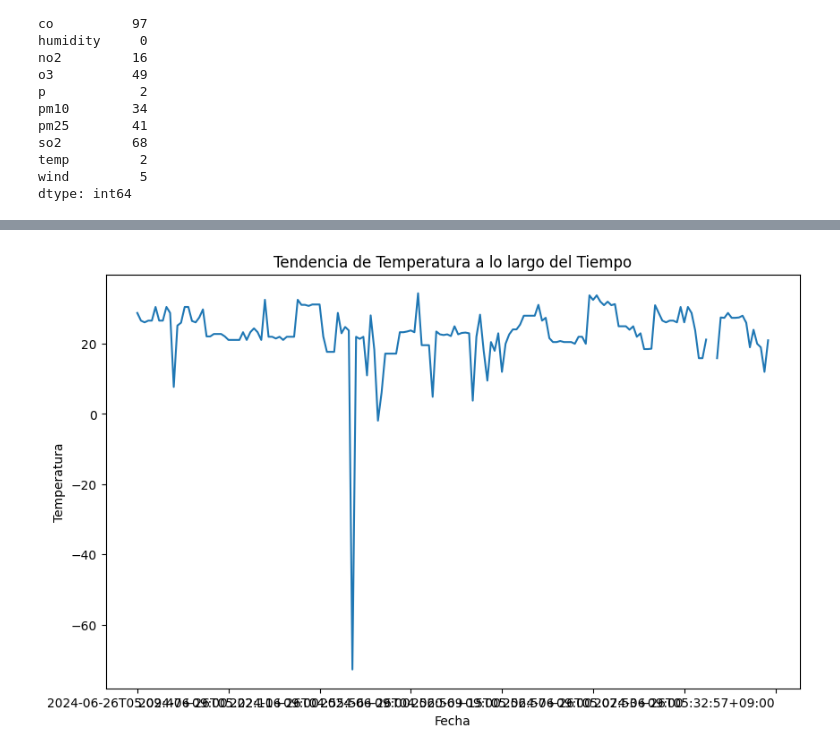
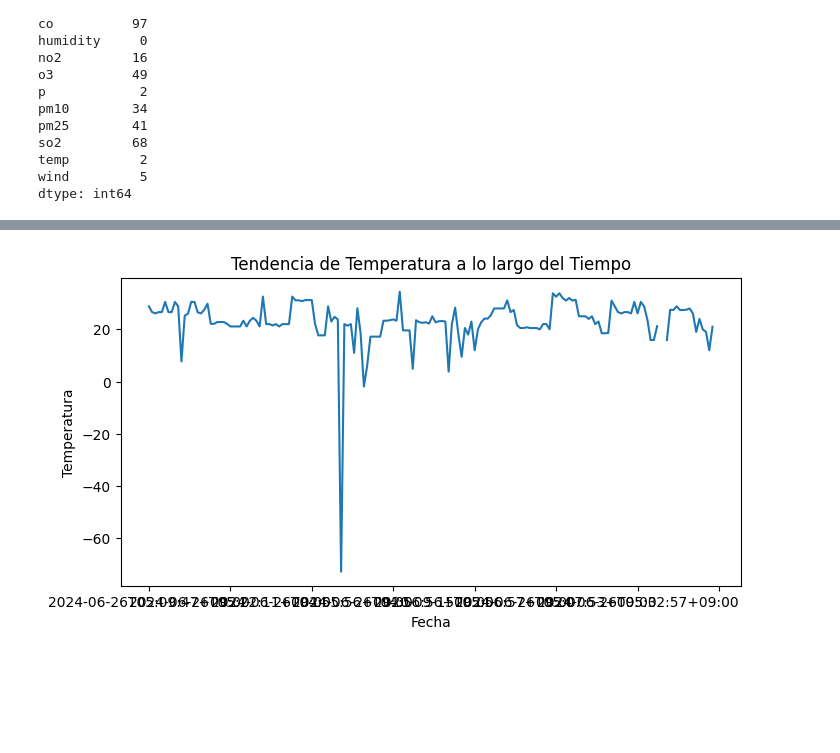
Before and after one commit to JoanLonsan/HAB_Project2_ML, a Jupyter notebook: 3. EDA_Exploratory_Data_Analysis/eda.ipynb, the cells around one changed output, grey strips where cells are left out. Saved outputs shown, nothing was run; the diff lists cells and outputs as text; code cells hidden in the pictures; blank space fills up the shorter version.

Commit message:
visualizaciones
he subido algunas gráficas en el 3.0 EDA

```diff
--- a/3. EDA_Exploratory_Data_Analysis/eda.ipynb
+++ b/3. EDA_Exploratory_Data_Analysis/eda.ipynb
@@ -59,0 +101,17 @@ plt.show()
+# %%
+df['scores'] = pd.to_numeric(df['scores'], errors='coerce')
+
+
+# Seleccionamos solo las columnas numéricas
+df_numerico = df.select_dtypes(include=[np.number])
+
+
+# Calculamos la correlación
+corr = df_numerico.corr()
+
+
+# Creamos el mapa
+plt.figure(figsize=(10, 6))
+sns.heatmap(corr, annot=True, fmt=".1f", cmap='viridis')
+plt.title("Correlación de valores")
+plt.show()
@@ -60,12 +136,12 @@ plt.show()
 # %%
 # Análisis de tendencias temporales
-plt.figure(figsize=(10, 6))
+plt.figure(figsize=(8, 4))
 df.set_index('dates')['temp'].plot()
 plt.title('Tendencia de Temperatura a lo largo del Tiempo')
 plt.xlabel('Fecha')
 plt.ylabel('Temperatura')
 plt.show()
 # %% [output]
-[figure, old version]
+[figure, new version]
 # %%
 # Análisis bivariado: Scores vs Humidity
```
Also changed, not shown: parts of 17 cells of this notebook.
